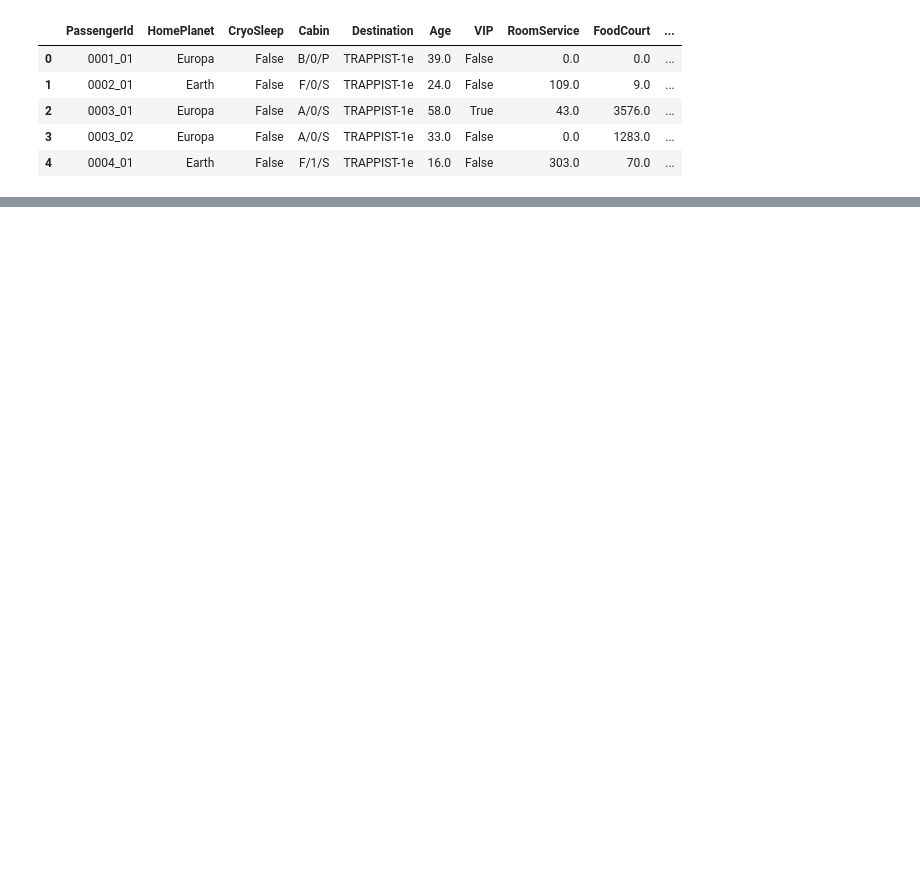
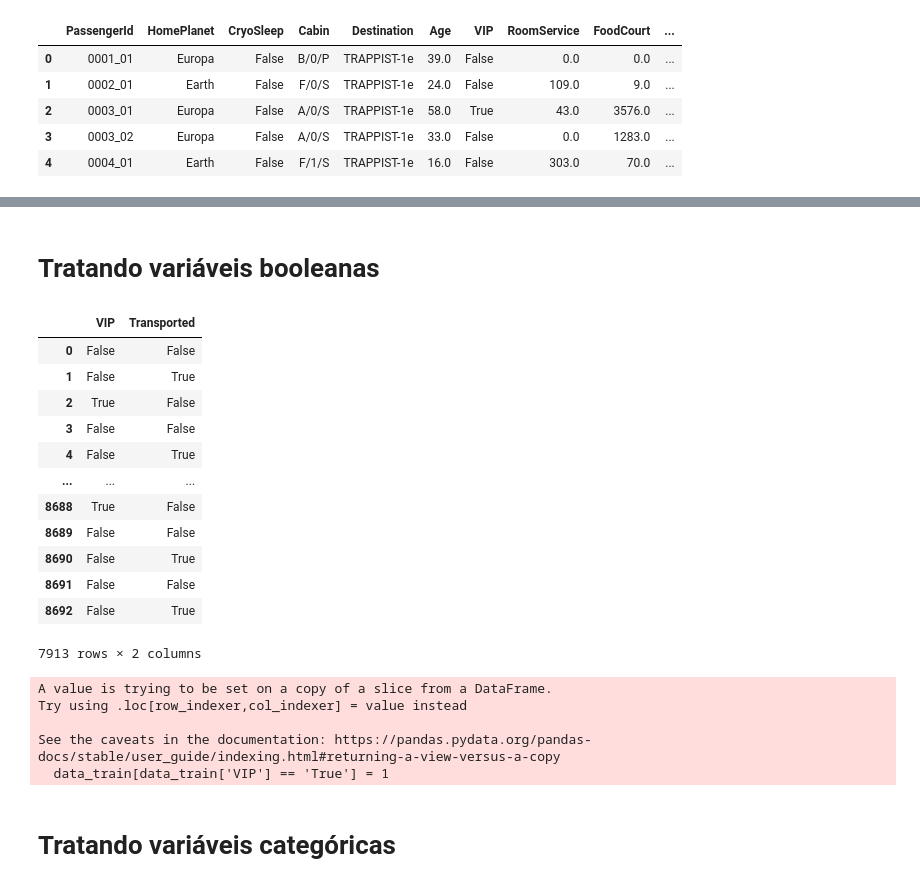
Before and after one commit to gabriellfelipe7/Spaceship_Titanic-Kaggle, a Jupyter notebook: Spaceship_Titanic.ipynb, the cells around one changed output, grey strips where cells are left out. Cells and saved outputs as stored; diff of their text form; code cells hidden in the pictures; blank space fills up the shorter version.

```diff
--- a/Spaceship_Titanic.ipynb
+++ b/Spaceship_Titanic.ipynb
@@ -53,0 +148,16 @@ len(data_train['HomePlanet'].unique())
+# %%
+#Calculando as médias das colunas
+age_mean = round(data_train['Age'].mean(),3)
+room_mean = round(data_train['RoomService'].mean(), 3)
+food_mean = round(data_train['FoodCourt'].mean(), 3)
+mall_mean = round(data_train['ShoppingMall'].mean(), 3)
+spa_mean = round(data_train['Spa'].mean(), 3)
+vrdeck_mean = round(data_train['VRDeck'].mean(), 3)
+# %%
+#Substituindo os valores nulos
+data_train.update(data_train['Age'].fillna(age_mean))
+data_train.update(data_train['RoomService'].fillna(room_mean))
+data_train.update(data_train['FoodCourt'].fillna(food_mean))
+data_train.update(data_train['ShoppingMall'].fillna(mall_mean))
+data_train.update(data_train['Spa'].fillna(spa_mean))
+data_train.update(data_train['VRDeck'].fillna(vrdeck_mean))
@@ -53,0 +181,4 @@ len(data_train['HomePlanet'].unique())
+# %%
+#Excluindo linhas nulas
+data_train = data_train.dropna()
+data_train.isnull().sum()
@@ -53,0 +199,28 @@ len(data_train['HomePlanet'].unique())
+# %% [markdown]
+# Tratando variáveis booleanas
+# %%
+data_train[['VIP', 'Transported']]
+# %% [output]
+|  | VIP | Transported |
+| 0 | False | False |
+| 1 | False | True |
+| 2 | True | False |
+| 3 | False | False |
+| 4 | False | True |
+| ... | ... | ... |
+| 8688 | True | False |
+| 8689 | False | False |
+| 8690 | False | True |
+| 8691 | False | False |
+| 8692 | False | True |
+7913 rows × 2 columns
+# %%
+data_train[data_train['VIP'] == 'True'] = 1
+# %% [output]
+A value is trying to be set on a copy of a slice from a DataFrame.
+Try using .loc[row_indexer,col_indexer] = value instead
+
+See the caveats in the documentation: https://pandas.pydata.org/pandas-docs/stable/user_guide/indexing.html#returning-a-view-versus-a-copy
+  data_train[data_train['VIP'] == 'True'] = 1
+# %% [markdown]
+# Tratando variáveis categóricas
```
Also changed, not shown: parts of 18 cells of this notebook.
